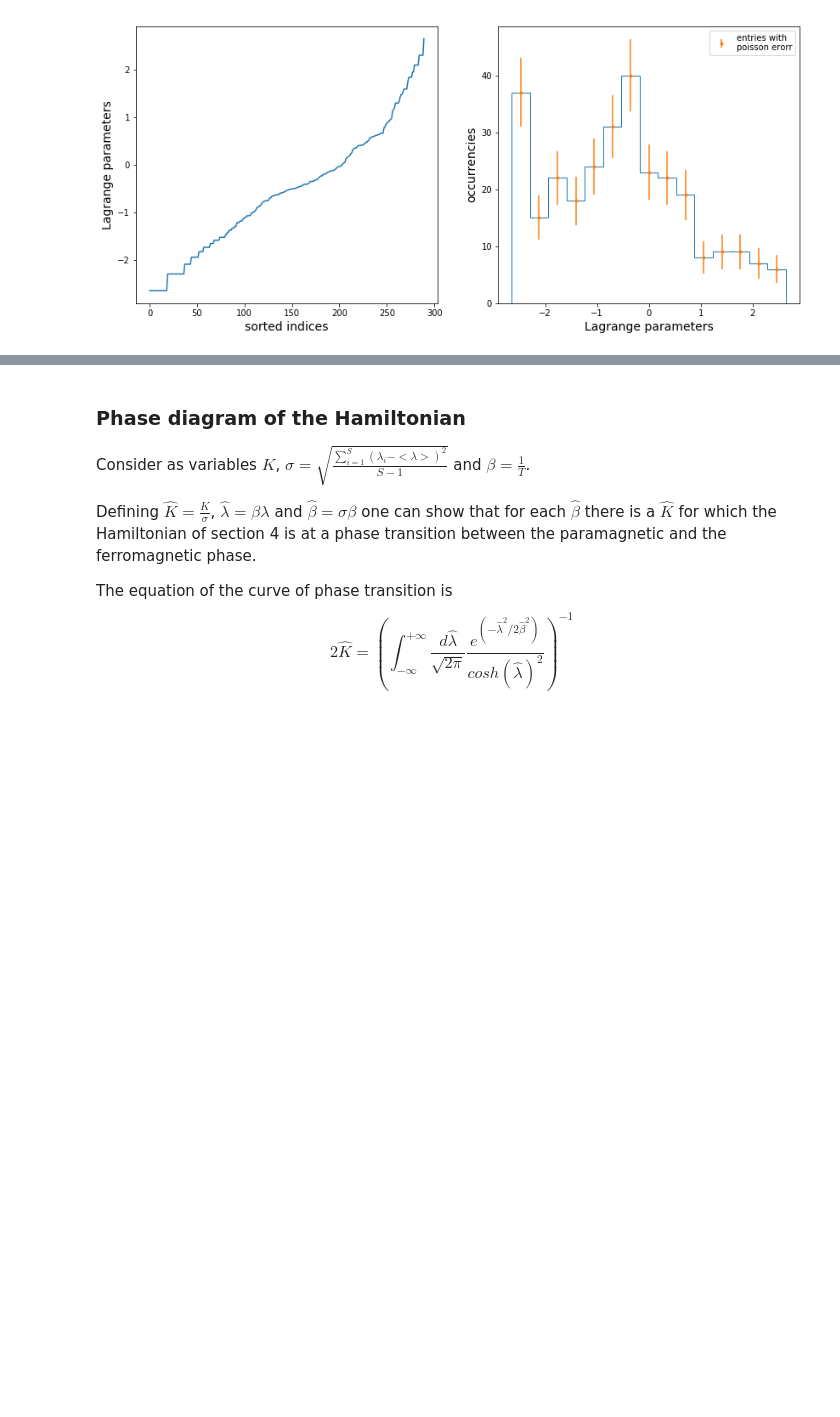
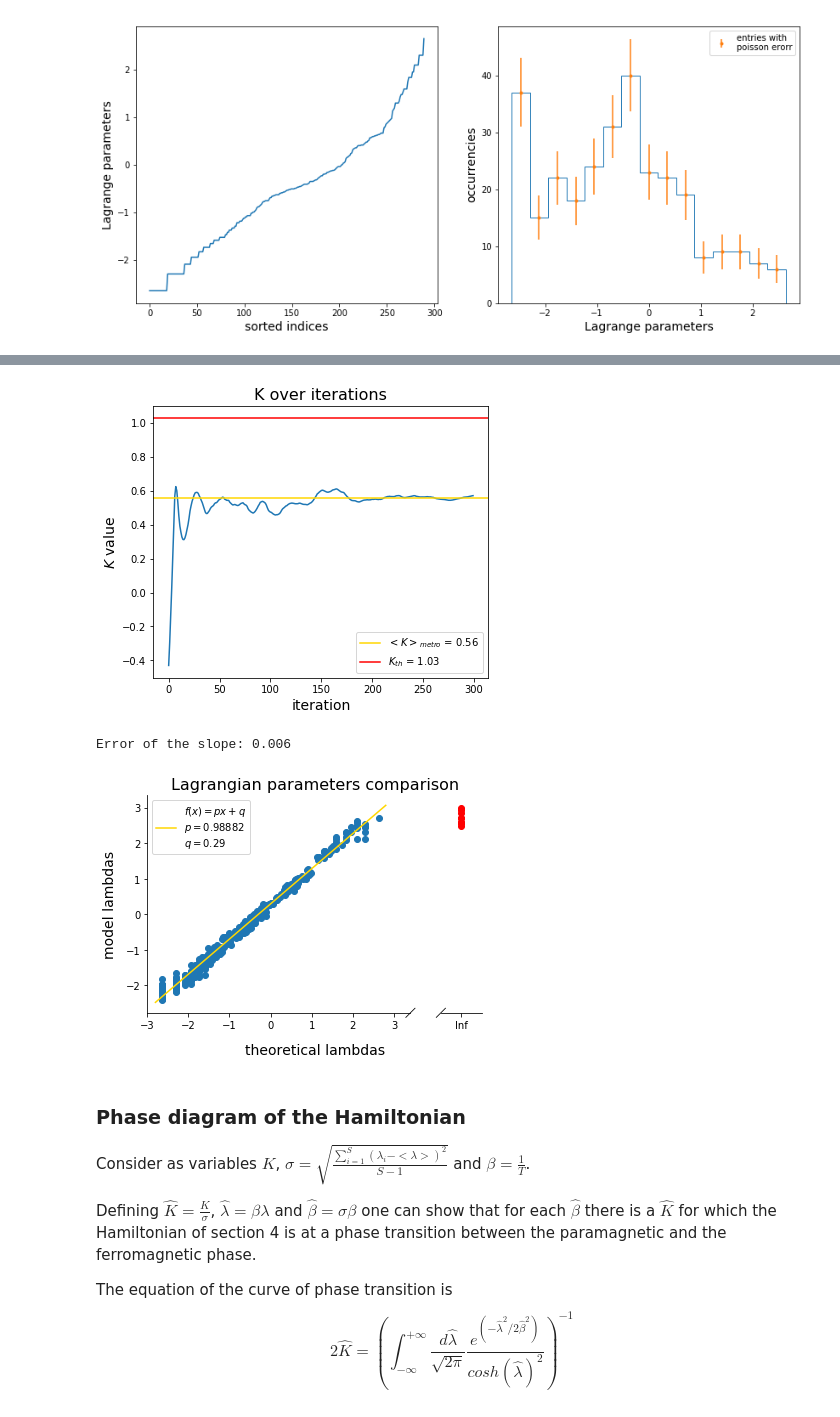
Before and after one commit to mango915/Forests, a Jupyter notebook: Forest.ipynb, the cells around one changed output, grey strips where cells are left out. Cells and saved outputs as stored; diff of their text form; code cells hidden in the pictures; blank space fills up the shorter version.

```diff
--- a/Forest.ipynb
+++ b/Forest.ipynb
@@ -406,3 +380,53 @@ adam eta = 0.1 1000 iterazioni abbastanza buoni entrambi (loss sotto i 100, k on
+# %%
+fig, ax = plt.subplots(ncols=1, figsize=(6,5))
+
+ax.plot(Ks)
+ax.axhline(Ks[-100:].mean(), color = 'gold',  label = r'$<K>_{metro}$'+' = %.2f'%Ks[-100:].mean())
+ax.axhline(K_th, c = "red", label = r'$K_{th}$'+' = %.2f'%K_th)
+ax.legend()
+ax.set_xlabel("iteration", fontsize = 14)
+ax.set_ylabel("$K$ value", fontsize = 14)
+ax.set_title("K over iterations", fontsize = 16)
+plt.show()
+plt.close()
+
+ls = np.copy(l_i)
+ls[l_i>1e10] = 4
+x1 = ls[l_i<1e10]
+y1 = lagrange_multipliers[1:][l_i<1e10]
+x2 = ls[l_i>1e10]
+y2 = lagrange_multipliers[1:][l_i>1e10]
+
+def linear_f(x, p, q):
+        return p*x+q
+
+from scipy import optimize
+params, cov = optimize.curve_fit(linear_f, x1, y1)
+[p,q] = params
+print("Error of the slope: %.3f"%np.sqrt(cov[0,0]))
+
+
+from brokenaxes import brokenaxes
+bax = brokenaxes(xlims=((-3, 3.4),(3.5, 4.5)), hspace = 1)
+bax.fig.canvas.draw()
+
+xx = np.linspace(-2.8,2.8,100)
+yy = linear_f(xx, p, q)
+bax.plot(xx, yy, c = "gold", label = '$f(x) = px+q$\n'+'$p = {}$'.format(round(p,5)) + '\n$q = {}$'.format(round(q,2)))
+bax.scatter(x1,y1)
+bax.scatter(x2,y2, c="red")
+bax.set_xlabel("theoretical lambdas", fontsize = 14)
+bax.set_ylabel("model lambdas", fontsize = 14)
+bax.set_title("Lagrangian parameters comparison", fontsize = 16)
+bax.legend(loc=2)
+ax = bax.axs[1]
+labels = [item.get_text() for item in ax.get_xticklabels()]
+labels[1] = 'Inf'
+_ = ax.set_xticklabels(labels)
+# %% [output]
+[figure, added]
+Error of the slope: 0.006
+[figure, added]
 # %% [markdown]
 ### Phase diagram of the Hamiltonian
 
```
Also changed, not shown: parts of 28 cells of this notebook.
